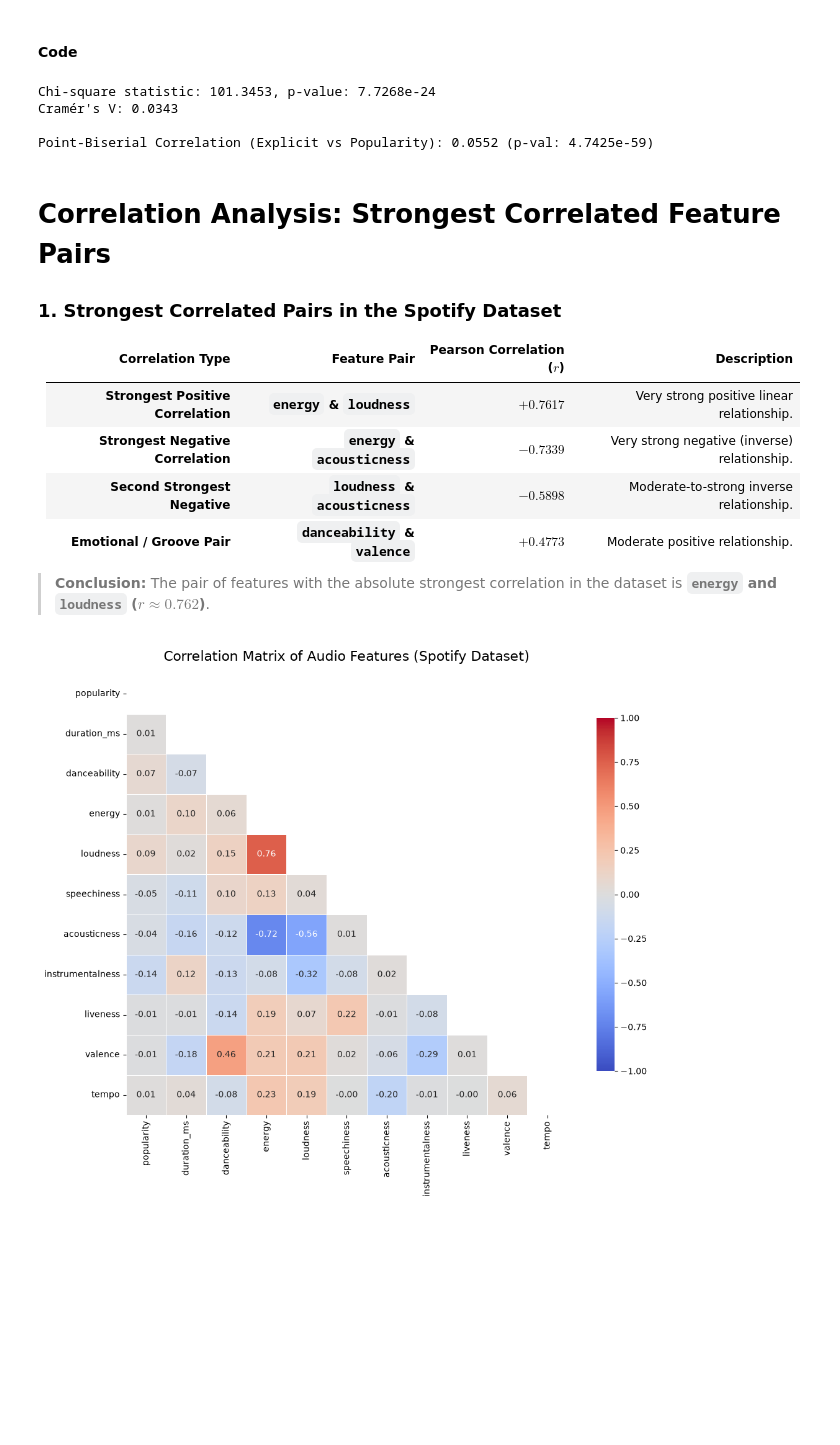
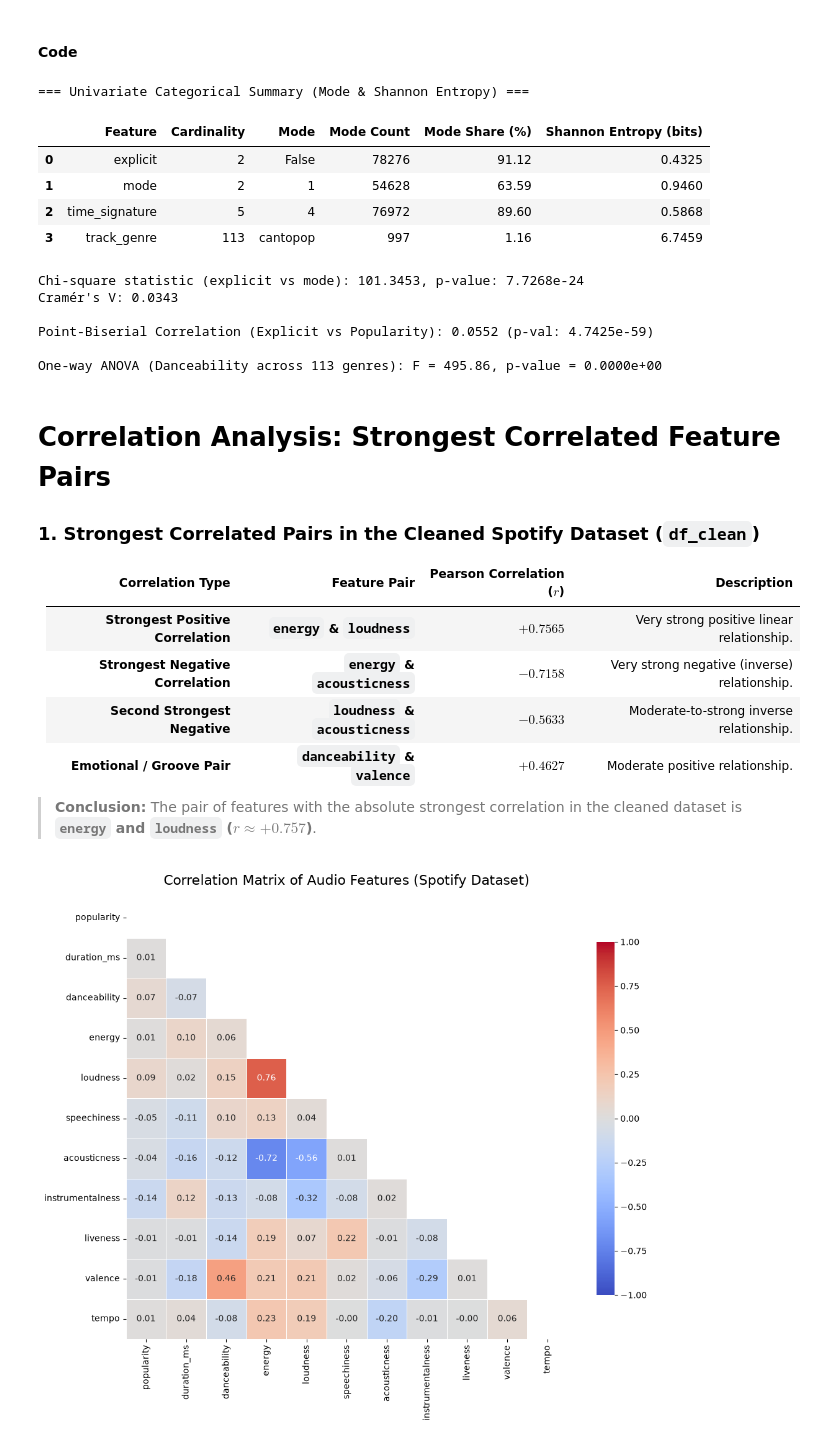
Before and after one commit to TheEnemen-1/Machine_Learning-Data_Mining-2, a Jupyter notebook: labwork1/hoang_spotify/labwor1.ipynb, the cells around one changed output. Drawn from its saved outputs; the diff is of its cells as text; code cells hidden in the pictures; blank space fills up the shorter version.

```diff
--- a/labwork1/hoang_spotify/labwor1.ipynb
+++ b/labwork1/hoang_spotify/labwor1.ipynb
@@ -675,41 +695,71 @@ where $\bar{X}_1, \bar{X}_0$ are the group means and $s_X$ is the sample standar
 # %%
 import pandas as pd
 import numpy as np
 import seaborn as sns
 import matplotlib.pyplot as plt
 from scipy import stats
 
 # 4. Categorical Statistical Measures
-# A. Chi-Square & Cramer's V between 'explicit' and 'mode'
+# A. Univariate Categorical Measures: Mode, Proportions, and Shannon Entropy
+cat_summary = []
+for col in ['explicit', 'mode', 'time_signature', 'track_genre']:
+    counts = df_clean[col].value_counts()
+    probs = counts / len(df_clean)
+    entropy = -np.sum(probs * np.log2(probs))
+    cat_summary.append({
+        'Feature': col,
+        'Cardinality': df_clean[col].nunique(),
+        'Mode': counts.index[0],
+        'Mode Count': int(counts.iloc[0]),
+        'Mode Share (%)': round(probs.iloc[0] * 100, 2),
+        'Shannon Entropy (bits)': round(entropy, 4)
+    })
+print("=== Univariate Categorical Summary (Mode & Shannon Entropy) ===")
+display(pd.DataFrame(cat_summary))
+
+# B. Chi-Square & Cramer's V between 'explicit' and 'mode'
 cont_table = pd.crosstab(df_clean['explicit'], df_clean['mode'])
 chi2, p_val, dof, _ = stats.chi2_contingency(cont_table)
 n = cont_table.sum().sum()
 cramers_v = np.sqrt(chi2 / (n * (min(cont_table.shape) - 1)))
 
-print(f"\nChi-square statistic: {chi2:.4f}, p-value: {p_val:.4e}")
+print(f"\nChi-square statistic (explicit vs mode): {chi2:.4f}, p-value: {p_val:.4e}")
 print(f"Cramér's V: {cramers_v:.4f}")
 
-# B. Point-biserial correlation between 'explicit' (binary) and 'popularity' (continuous)
+# C. Point-biserial correlation between 'explicit' (binary) and 'popularity' (continuous)
 pb_corr, pb_pval = stats.pointbiserialr(df_clean['explicit'].astype(int), df_clean['popularity'])
 print(f"\nPoint-Biserial Correlation (Explicit vs Popularity): {pb_corr:.4f} (p-val: {pb_pval:.4e})")
+
+# D. One-way ANOVA F-test: 'danceability' across 'track_genre'
+genre_groups = [grp['danceability'].values for _, grp in df_clean.groupby('track_genre')]
+f_stat, anova_pval = stats.f_oneway(*genre_groups)
+print(f"\nOne-way ANOVA (Danceability across {len(genre_groups)} genres): F = {f_stat:.2f}, p-value = {anova_pval:.4e}")
 # %% [output]
-Chi-square statistic: 101.3453, p-value: 7.7268e-24
-Cramér's V: 0.0343
-
-Point-Biserial Correlation (Explicit vs Popularity): 0.0552 (p-val: 4.7425e-59)
+=== Univariate Categorical Summary (Mode & Shannon Entropy) ===
+|  | Feature | Cardinality | Mode | Mode Count | Mode Share (%) | Shannon Entropy (bits) |
+| 0 | explicit | 2 | False | 78276 | 91.12 | 0.4325 |
+| 1 | mode | 2 | 1 | 54628 | 63.59 | 0.9460 |
+| 2 | time_signature | 5 | 4 | 76972 | 89.60 | 0.5868 |
+| 3 | track_genre | 113 | cantopop | 997 | 1.16 | 6.7459 |
+Chi-square statistic (explicit vs mode): 101.3453, p-value: 7.7268e-24
+Cramér's V: 0.0343
+
+Point-Biserial Correlation (Explicit vs Popularity): 0.0552 (p-val: 4.7425e-59)
+
+One-way ANOVA (Danceability across 113 genres): F = 495.86, p-value = 0.0000e+00
 # %% [markdown]
 # Correlation Analysis: Strongest Correlated Feature Pairs
 
-### 1. Strongest Correlated Pairs in the Spotify Dataset
+### 1. Strongest Correlated Pairs in the Cleaned Spotify Dataset (`df_clean`)
 
 | Correlation Type | Feature Pair | Pearson Correlation ($r$) | Description |
-| :--- | :--- | :--- | :--- |
-| **Strongest Positive Correlation** | **`energy` & `loudness`** | **$+0.7617$** | Very strong positive linear relationship. |
-| **Strongest Negative Correlation** | **`energy` & `acousticness`** | **$-0.7339$** | Very strong negative (inverse) relationship. |
-| **Second Strongest Negative** | **`loudness` & `acousticness`** | **$-0.5898$** | Moderate-to-strong inverse relationship. |
-| **Emotional / Groove Pair** | **`danceability` & `valence`** | **$+0.4773$** | Moderate positive relationship. |
+| :--- | :--- | :---: | :--- |
+| **Strongest Positive Correlation** | **`energy` & `loudness`** | **$+0.7565$** | Very strong positive linear relationship. |
+| **Strongest Negative Correlation** | **`energy` & `acousticness`** | **$-0.7158$** | Very strong negative (inverse) relationship. |
+| **Second Strongest Negative** | **`loudness` & `acousticness`** | **$-0.5633$** | Moderate-to-strong inverse relationship. |
+| **Emotional / Groove Pair** | **`danceability` & `valence`** | **$+0.4627$** | Moderate positive relationship. |
 
-> **Conclusion:** The pair of features with the absolute strongest correlation in the dataset is **`energy` and `loudness` ($r \approx 0.762$)**.
+> **Conclusion:** The pair of features with the absolute strongest correlation in the cleaned dataset is **`energy` and `loudness` ($r \approx +0.757$)**.
 # %%
 import pandas as pd
 import numpy as np
```
Also changed, not shown: parts of 21 cells of this notebook.
